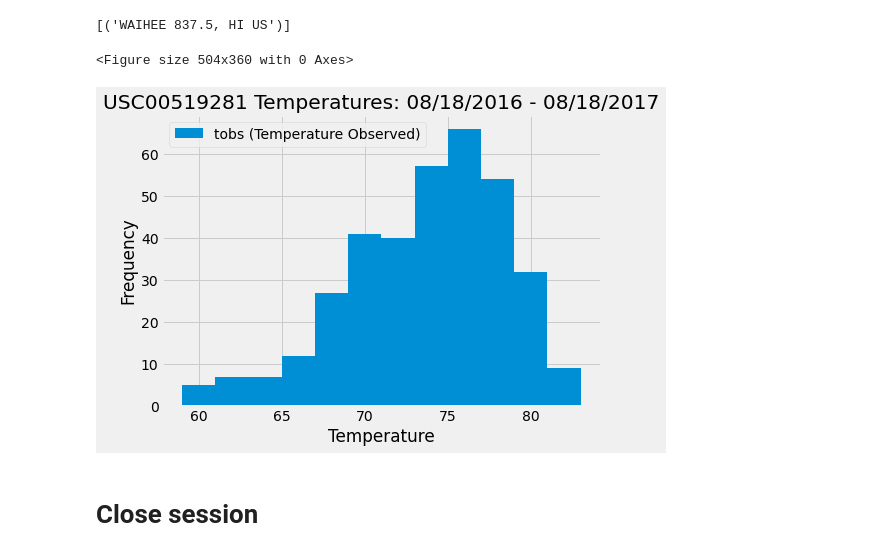
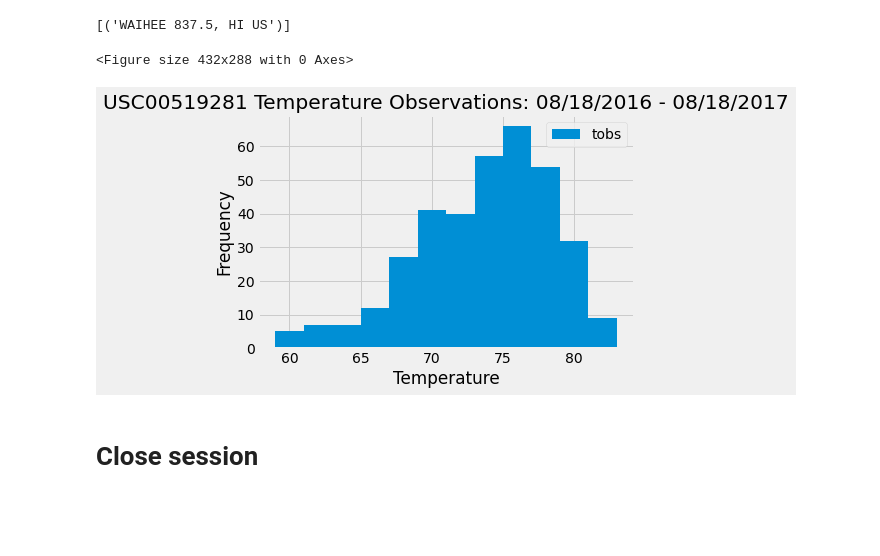
Before and after one commit to yperez0914/sqlalchemy-challenge, a Jupyter notebook: HI_Climate.ipynb, the cells around one changed output. Cells and saved outputs as stored; diff of their text form; code cells hidden in the pictures; blank space fills up the shorter version.

```diff
--- a/HI_Climate.ipynb
+++ b/HI_Climate.ipynb
@@ -368,17 +386,17 @@ active_station
 # %%
 #Plot the results as a histogram
 plt.figure()
 temp_over_time.hist(bins =12)
-plt.legend(['tobs (Temperature Observed)'])
-plt.title('USC00519281 Temperatures: 08/18/2016 - 08/18/2017' )
+plt.legend(['tobs'])
+plt.title('USC00519281 Temperature Observations: 08/18/2016 - 08/18/2017' )
 plt.ylabel('Frequency')
 plt.xlabel('Temperature')
 #plt.rcParams['figure.figsize'] = [7, 5]
 plt.savefig('Active_Station_Temp.png')
 plt.show()
 # %% [output]
-<Figure size 504x360 with 0 Axes>
+<Figure size 432x288 with 0 Axes>
-[figure, old version]
+[figure, new version]
 # %% [markdown]
 # Close session
 # %%
```
Also changed, not shown: parts of 4 cells of this notebook, 4 other files.
